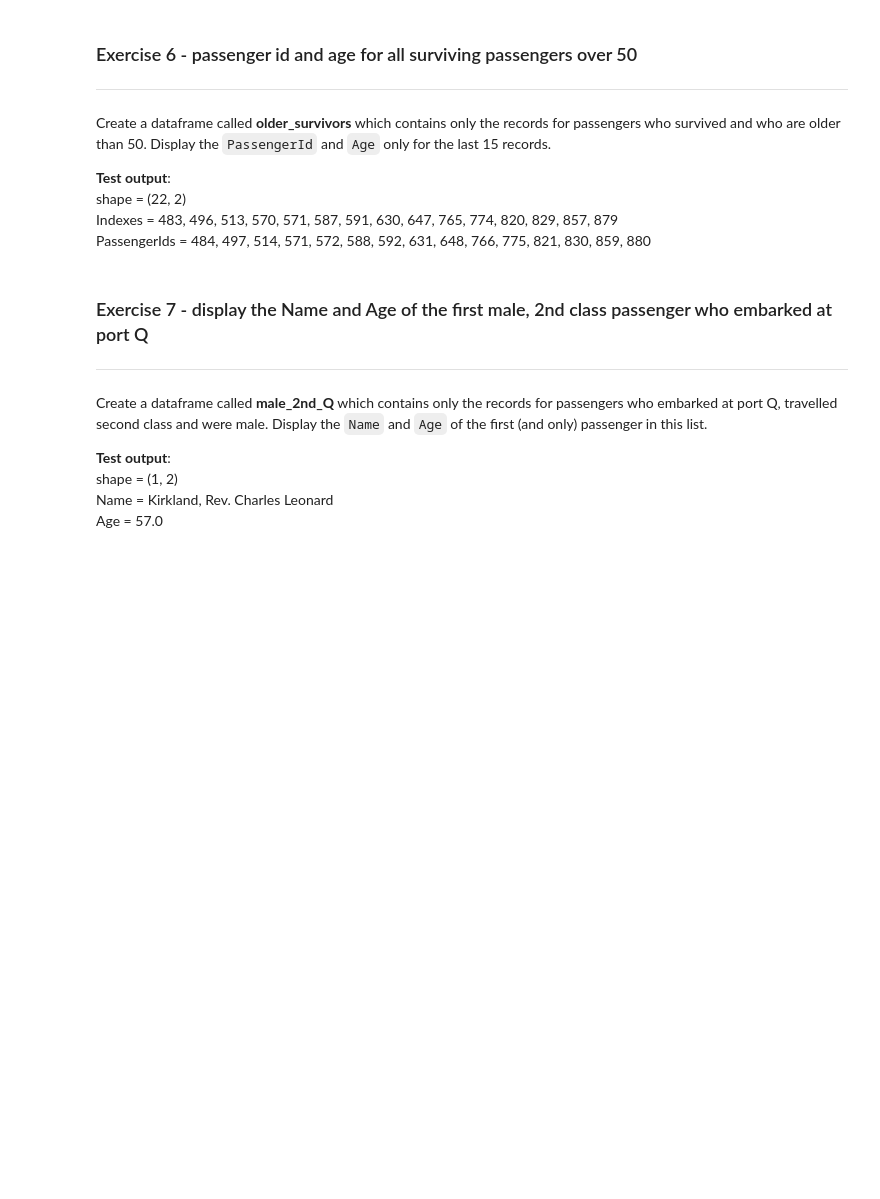
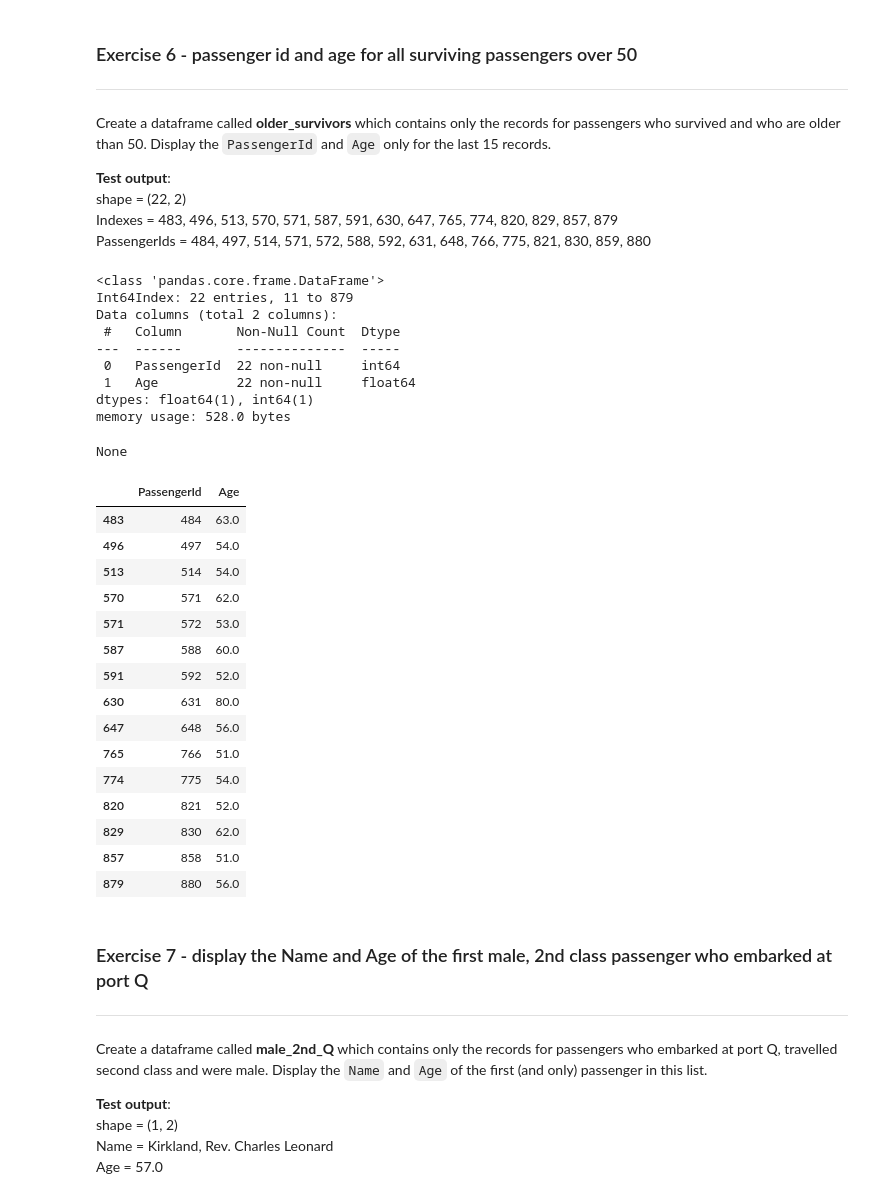
Before and after one commit to duntik/programming-for-data, a Jupyter notebook: Session 4/Sprint 2/Splitting_Data.ipynb, the cells around one changed output. Drawn from its saved outputs; the diff is of its cells as text; code cells hidden in the pictures; blank space fills up the shorter version.

```diff
--- a/Session 4/Sprint 2/Splitting_Data.ipynb
+++ b/Session 4/Sprint 2/Splitting_Data.ipynb
@@ -271,6 +300,38 @@ Create a dataframe called **older_survivors** which contains only the records fo
 shape = (22, 2)
 Indexes = 483, 496, 513, 570, 571, 587, 591, 630, 647, 765, 774, 820, 829, 857, 879
 PassengerIds = 484, 497, 514, 571, 572, 588, 592, 631, 648, 766, 775, 821, 830, 859, 880
+# %%
+titanic
+older_survivors = titanic[(titanic['Age'] > 50) & (titanic['Survived'] == 1)][['PassengerId','Age']]
+display(older_survivors.info())
+display(older_survivors.tail(15))
+# %% [output]
+<class 'pandas.core.frame.DataFrame'>
+Int64Index: 22 entries, 11 to 879
+Data columns (total 2 columns):
+ #   Column       Non-Null Count  Dtype
+---  ------       --------------  -----
+ 0   PassengerId  22 non-null     int64
+ 1   Age          22 non-null     float64
+dtypes: float64(1), int64(1)
+memory usage: 528.0 bytes
+None
+|  | PassengerId | Age |
+| 483 | 484 | 63.0 |
+| 496 | 497 | 54.0 |
+| 513 | 514 | 54.0 |
+| 570 | 571 | 62.0 |
+| 571 | 572 | 53.0 |
+| 587 | 588 | 60.0 |
+| 591 | 592 | 52.0 |
+| 630 | 631 | 80.0 |
+| 647 | 648 | 56.0 |
+| 765 | 766 | 51.0 |
+| 774 | 775 | 54.0 |
+| 820 | 821 | 52.0 |
+| 829 | 830 | 62.0 |
+| 857 | 858 | 51.0 |
+| 879 | 880 | 56.0 |
 # %% [markdown]
 ### Exercise 7 - display the Name and Age of the first male, 2nd class passenger who embarked at port Q
 ---
```
Also changed, not shown: parts of 3 cells of this notebook.
